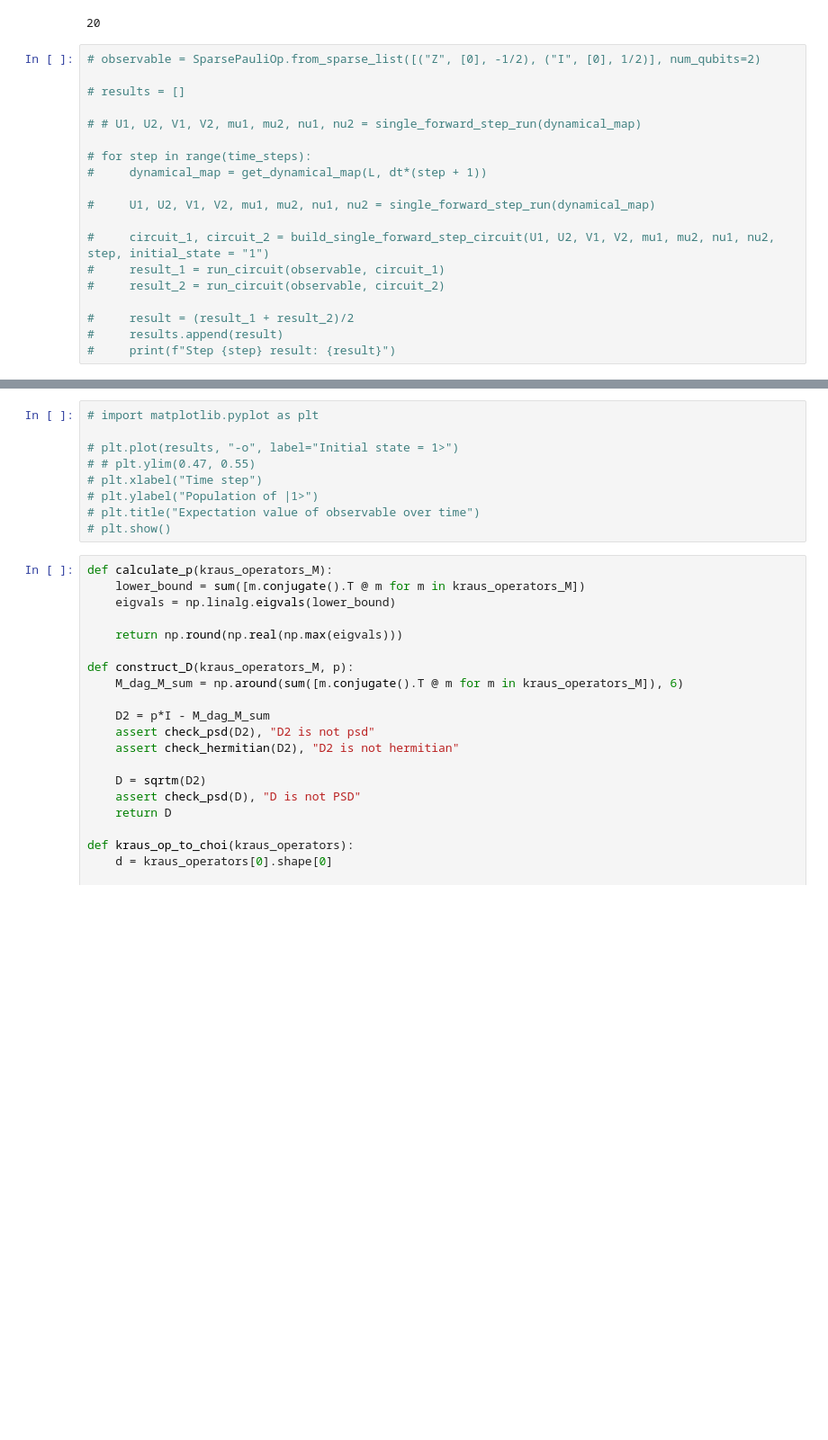
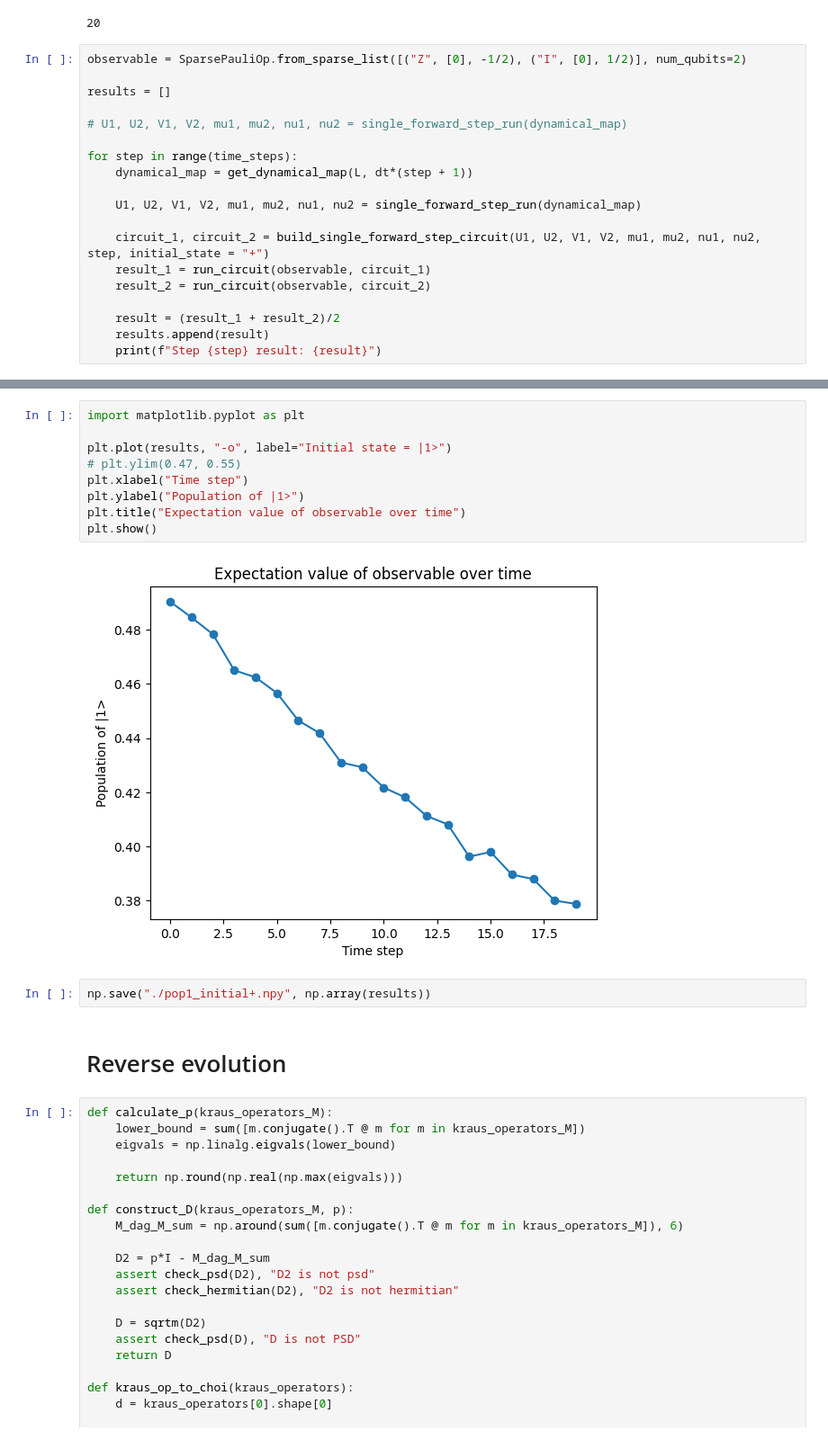
Before and after one commit to Jain-Naman/OQS, a Jupyter notebook: base_code.ipynb, the cells around one changed output, grey strips where cells are left out. Shown at 90% size. Drawn from its saved outputs; the diff is of its cells as text; blank space fills up the shorter version.

Commit message:
added forward evolution results, reverse evolution bug free code

```diff
--- a/base_code.ipynb
+++ b/base_code.ipynb
@@ -441,21 +452,21 @@ print(time_steps)
 # %% [output]
 20
 # %%
-# observable = SparsePauliOp.from_sparse_list([("Z", [0], -1/2), ("I", [0], 1/2)], num_qubits=2)
+observable = SparsePauliOp.from_sparse_list([("Z", [0], -1/2), ("I", [0], 1/2)], num_qubits=2)
 
-# results = []
+results = []
 
-# # U1, U2, V1, V2, mu1, mu2, nu1, nu2 = single_forward_step_run(dynamical_map)
+# U1, U2, V1, V2, mu1, mu2, nu1, nu2 = single_forward_step_run(dynamical_map)
 
-# for step in range(time_steps):
-#     dynamical_map = get_dynamical_map(L, dt*(step + 1))
+for step in range(time_steps):
+    dynamical_map = get_dynamical_map(L, dt*(step + 1))
 
-#     U1, U2, V1, V2, mu1, mu2, nu1, nu2 = single_forward_step_run(dynamical_map)
+    U1, U2, V1, V2, mu1, mu2, nu1, nu2 = single_forward_step_run(dynamical_map)
 
-#     circuit_1, circuit_2 = build_single_forward_step_circuit(U1, U2, V1, V2, mu1, mu2, nu1, nu2, step, initial_state = "1")
-#     result_1 = run_circuit(observable, circuit_1)
-#     result_2 = run_circuit(observable, circuit_2)
+    circuit_1, circuit_2 = build_single_forward_step_circuit(U1, U2, V1, V2, mu1, mu2, nu1, nu2, step, initial_state = "+")
+    result_1 = run_circuit(observable, circuit_1)
+    result_2 = run_circuit(observable, circuit_2)
 
-#     result = (result_1 + result_2)/2
-#     results.append(result)
-#     print(f"Step {step} result: {result}")
+    result = (result_1 + result_2)/2
+    results.append(result)
+    print(f"Step {step} result: {result}")
@@ -462,12 +494,18 @@ print(time_steps)
 # %%
-# import matplotlib.pyplot as plt
+import matplotlib.pyplot as plt
 
-# plt.plot(results, "-o", label="Initial state = 1>")
-# # plt.ylim(0.47, 0.55)
-# plt.xlabel("Time step")
-# plt.ylabel("Population of |1>")
-# plt.title("Expectation value of observable over time")
-# plt.show()
+plt.plot(results, "-o", label="Initial state = |1>")
+# plt.ylim(0.47, 0.55)
+plt.xlabel("Time step")
+plt.ylabel("Population of |1>")
+plt.title("Expectation value of observable over time")
+plt.show()
+# %% [output]
+[figure, added]
+# %%
+np.save("./pop1_initial+.npy", np.array(results))
+# %% [markdown]
+# Reverse evolution
 # %%
 def calculate_p(kraus_operators_M):
     lower_bound = sum([m.conjugate().T @ m for m in kraus_operators_M])
```
Also changed, not shown: parts of 11 cells of this notebook, 6 other files.
